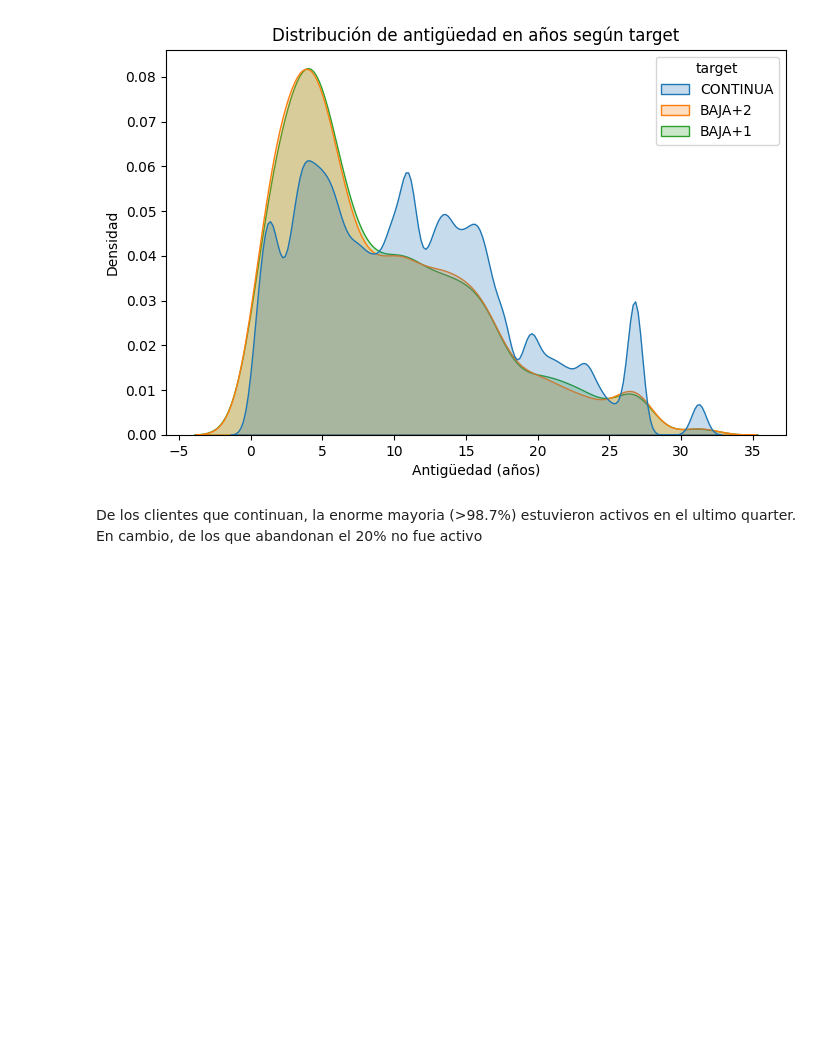
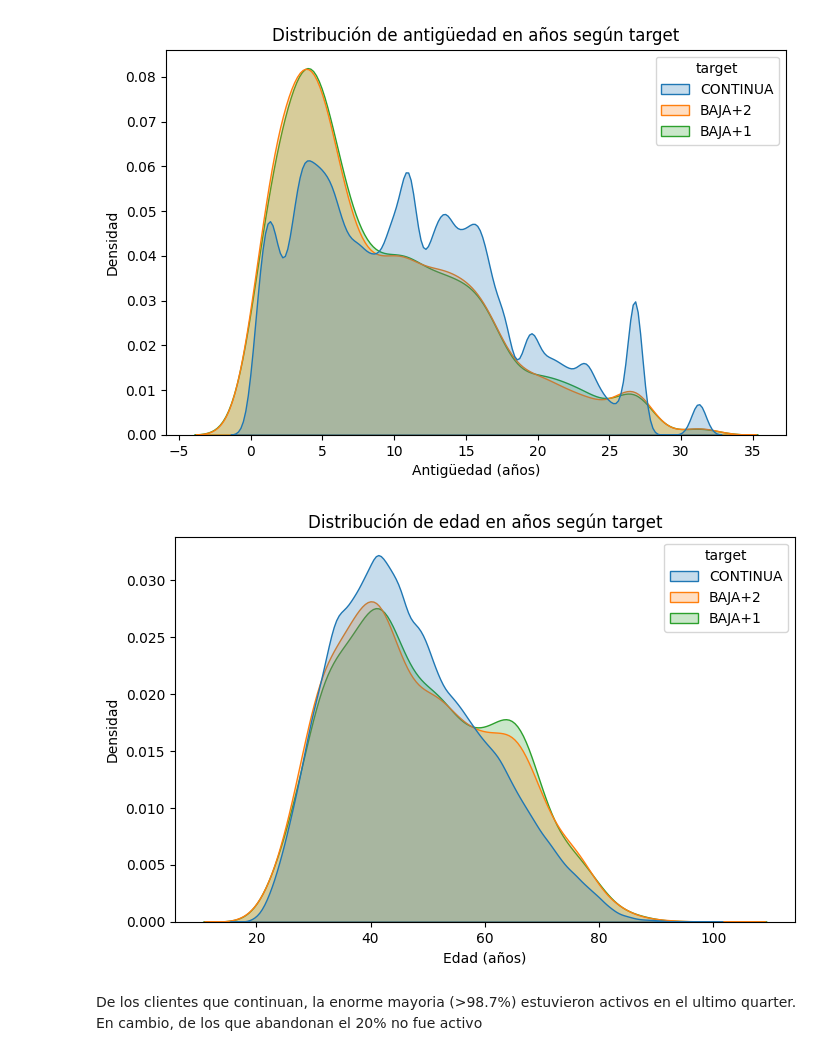
Before and after one commit to NicoCaricati/dmeyf2025, a Jupyter notebook: src/monday/z101_target_sql wkd.ipynb, the cells around one changed output. Saved outputs shown, nothing was run; the diff lists cells and outputs as text; code cells hidden in the pictures; blank space fills up the shorter version.

```diff
--- a/src/monday/z101_target_sql wkd.ipynb
+++ b/src/monday/z101_target_sql wkd.ipynb
@@ -225,6 +246,15 @@ plt.ylabel("Densidad")
 plt.show()
 # %% [output]
 [figure]
+# %%
+plt.figure(figsize=(8,5))
+sns.kdeplot(data=df, x="cliente_edad", hue="target", common_norm=False, fill=True)
+plt.title("Distribución de edad en años según target")
+plt.xlabel("Edad (años)")
+plt.ylabel("Densidad")
+plt.show()
+# %% [output]
+[figure, added]
 # %% [markdown]
 De los clientes que continuan, la enorme mayoria (>98.7%) estuvieron activos en el ultimo quarter. En cambio, de los que abandonan el 20% no fue activo
 # %%
```
Also changed, not shown: parts of 1 cell of this notebook.
